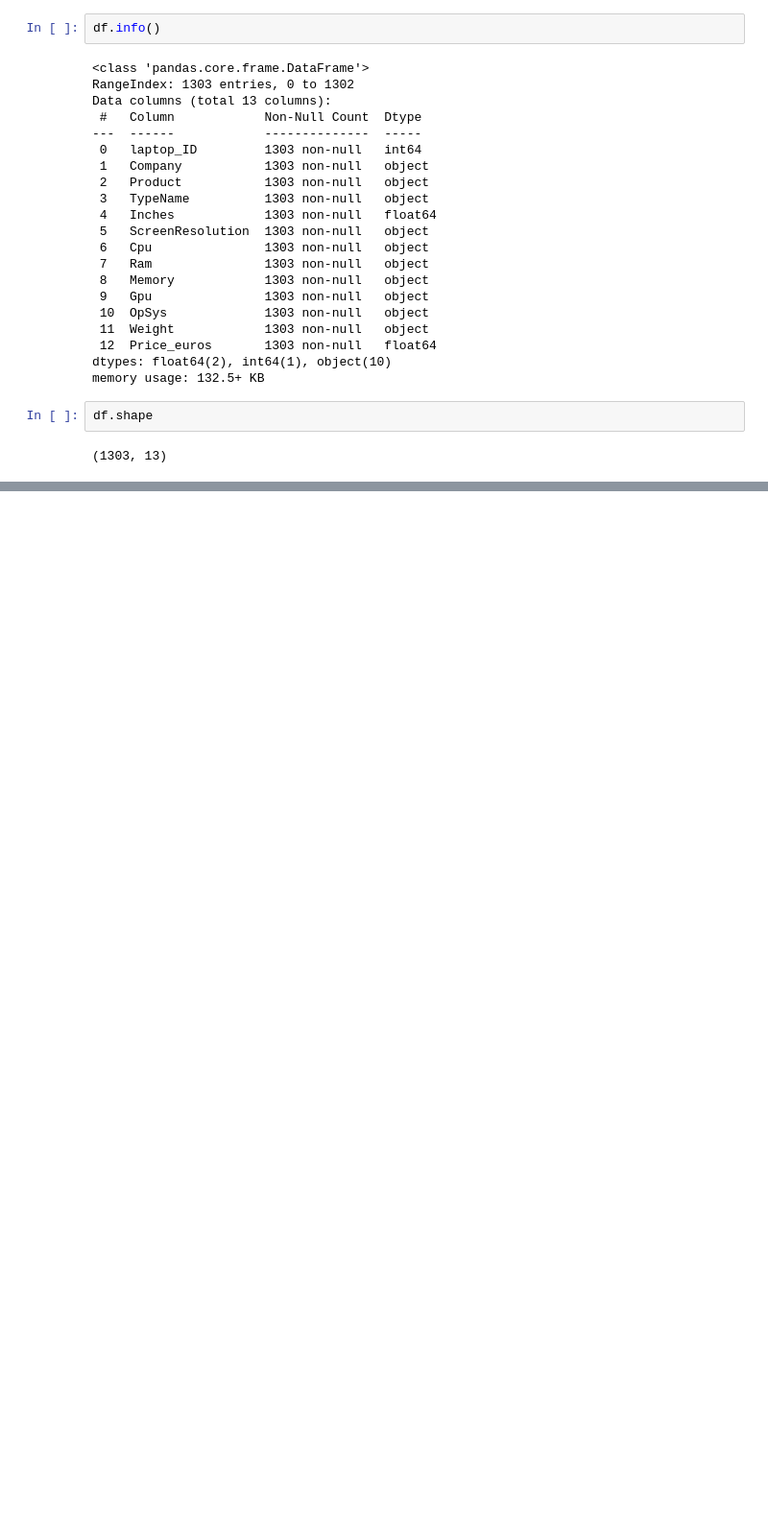
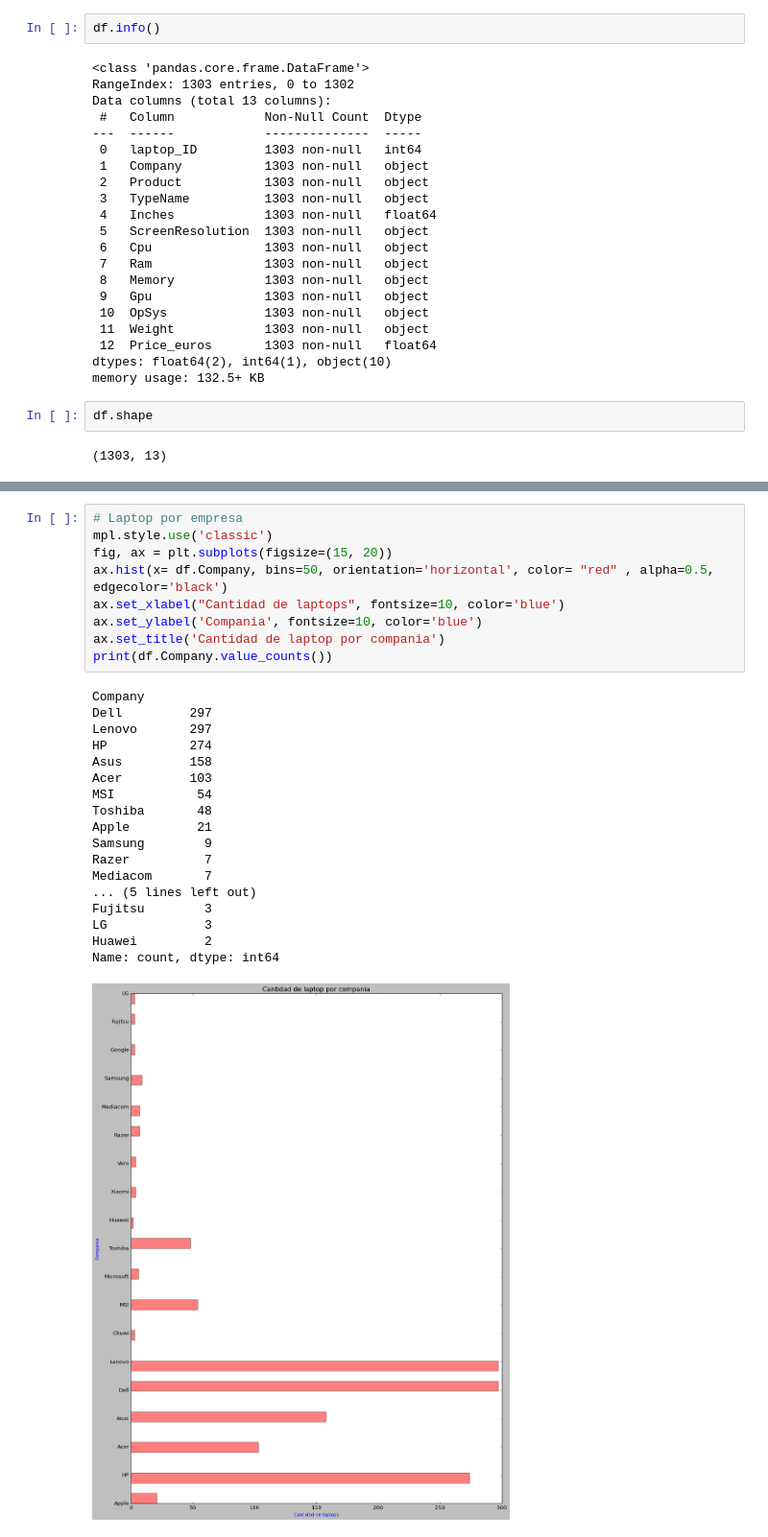
Before and after one commit to Lihuel/data-science, a Jupyter notebook: ProyectoDS_ParteUno_SALVO.ipynb, the cells around one changed output, grey strips where cells are left out. Shown at 96% size. Cells and saved outputs as stored; diff of their text form; blank space fills up the shorter version.

```diff
--- a/ProyectoDS_ParteUno_SALVO.ipynb
+++ b/ProyectoDS_ParteUno_SALVO.ipynb
@@ -90,0 +175,28 @@ array(['macOS', 'No OS', 'Windows 10', 'Mac OS X', 'Linux', 'Android',
+# %%
+# Laptop por empresa
+mpl.style.use('classic')
+fig, ax = plt.subplots(figsize=(15, 20))
+ax.hist(x= df.Company, bins=50, orientation='horizontal', color= "red" , alpha=0.5, edgecolor='black')
+ax.set_xlabel("Cantidad de laptops", fontsize=10, color='blue')
+ax.set_ylabel('Compania', fontsize=10, color='blue')
+ax.set_title('Cantidad de laptop por compania')
+print(df.Company.value_counts())
+# %% [output]
+Company
+Dell         297
+Lenovo       297
+HP           274
+Asus         158
+Acer         103
+MSI           54
+Toshiba       48
+Apple         21
+Samsung        9
+Razer          7
+Mediacom       7
+... (5 lines left out)
+Fujitsu        3
+LG             3
+Huawei         2
+Name: count, dtype: int64
+[figure, added]
```
Also changed, not shown: parts of 12 cells of this notebook.
